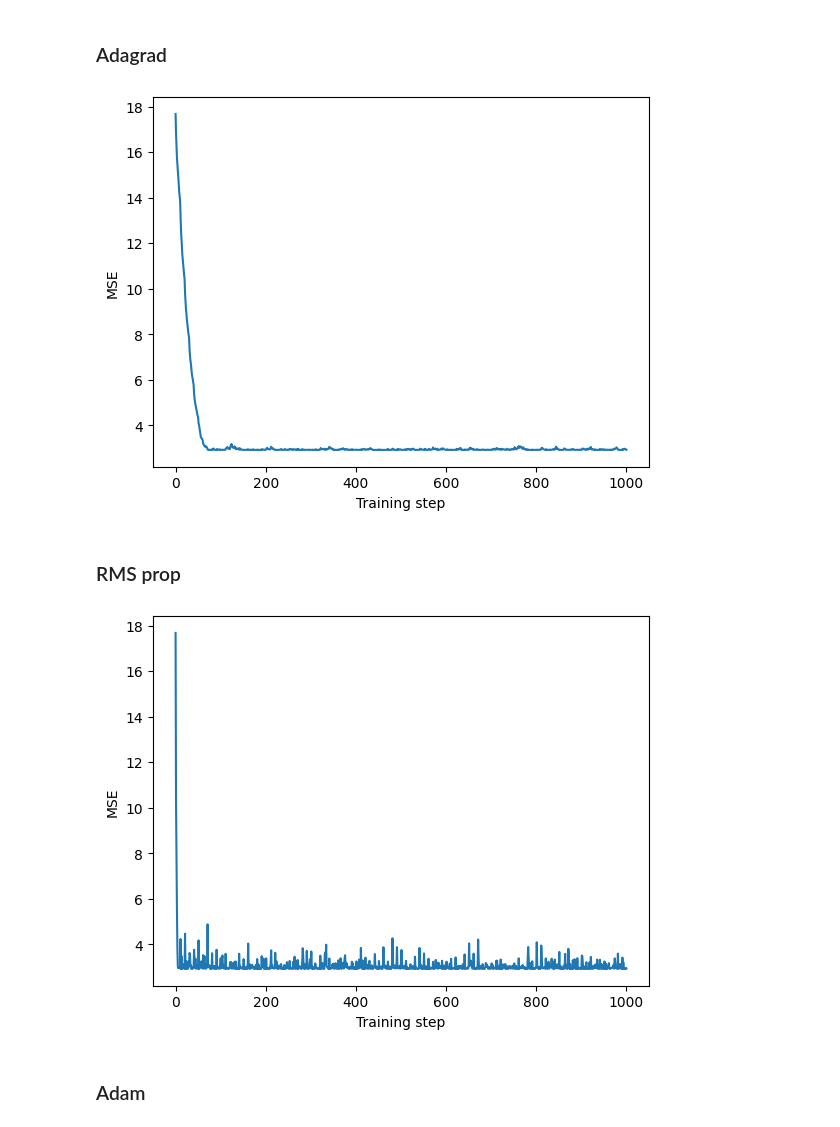
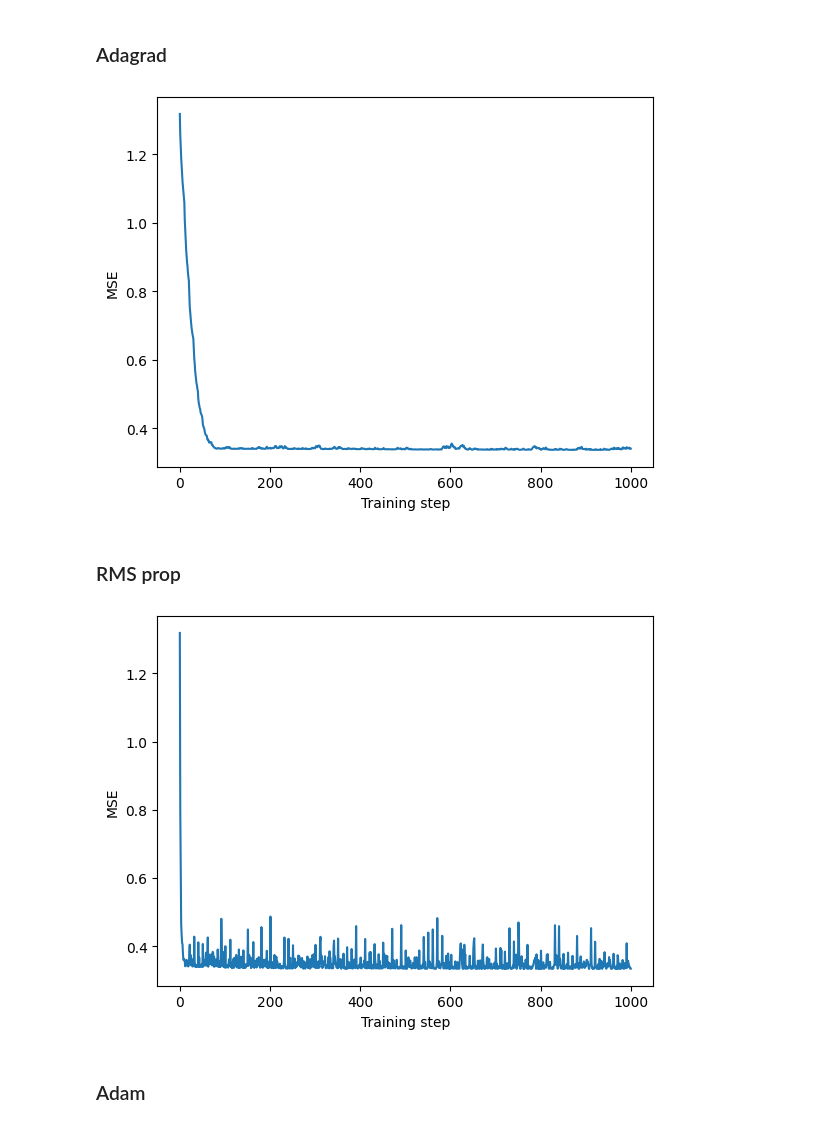
Before and after one commit to Trond01/Project2_FYS-STK4155, a Jupyter notebook: Code/descent_test.ipynb, the cells around one changed output. Cells and saved outputs as stored; diff of their text form; code cells hidden in the pictures.

Commit message:
test train

```diff
--- a/Code/descent_test.ipynb
+++ b/Code/descent_test.ipynb
@@ -39,7 +79,7 @@ TypeError: random() takes at most 1 positional argument (2 given)
 
 num_points = 100
 
-layers = [1, 10, 10, 200, 10 ,10, 1]
+layers = [2 ,2, 1]
 
 x = np.random.random((num_points, 1))*2
 y = f(x)
@@ -63,7 +103,12 @@ def neural_network(beta, X, activation = nn.sigmoid):
 
 #beta0 = {"W1":np.random.random((num_params, 1))}
 
-X = feature_matrix(x, layers[0])
+data = r2_sampling(num_points, sigma2=0.3)
+x, y, z = data["x"], data["y"], data["z"]
+
+X = feature_matrix_2d(x, y, layers[0])
+
+#X = feature_matrix(x, layers[0])
 
 print(neural_network(beta0, X).shape)
 
@@ -109,7 +154,7 @@ plt.show()
 ### Adagrad
 # %%
 
-result_adagrad = SGD_adagrad(grad_method=loss_grad, X=X, y=y, beta0=beta0, n_epochs=100, batch_size=10, test_loss_func=loss_func, lr=0.01, gamma=0.0)
+result_adagrad = SGD_adagrad(grad_method=loss_grad, X=X, y=z, beta0=beta0, n_epochs=100, batch_size=10, test_loss_func=loss_func, lr=0.01, gamma=0.0)
 
 loss_list = result_adagrad["loss_list"]
 
@@ -119,20 +164,20 @@ plt.xlabel("Training step")
 plt.ylabel("MSE")
 plt.show()
 # %% [output]
-[figure, old version]
+[figure, new version]
 # %% [markdown]
 ### RMS prop
 # %%
 
-result_rms = SGD_RMS_prop(grad_method=loss_grad, X=X, y=y, beta0=beta0, n_epochs=100, batch_size=10, test_loss_func=loss_func, lr=0.01, gamma=0.0)
+result_rms = SGD_RMS_prop(grad_method=loss_grad, X=X, y=z, beta0=beta0, n_epochs=100, batch_size=10, test_loss_func=loss_func, lr=0.01, gamma=0.0)
 
 loss_list = result_rms["loss_list"]
 
 plt.plot(loss_list)
 plt.xlabel("Training step")
 plt.ylabel("MSE")
 plt.show()
 # %% [output]
-[figure, old version]
+[figure, new version]
 # %% [markdown]
 ### Adam
```
Also changed, not shown: parts of 9 cells of this notebook, 7 other files.
